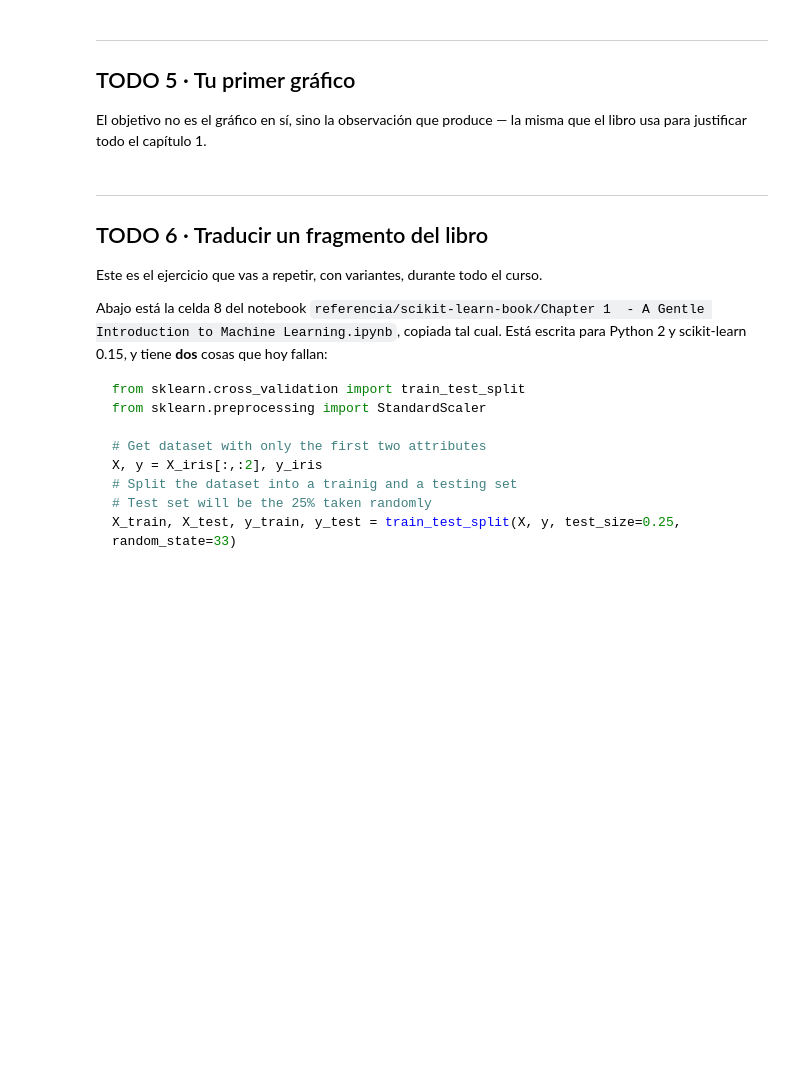
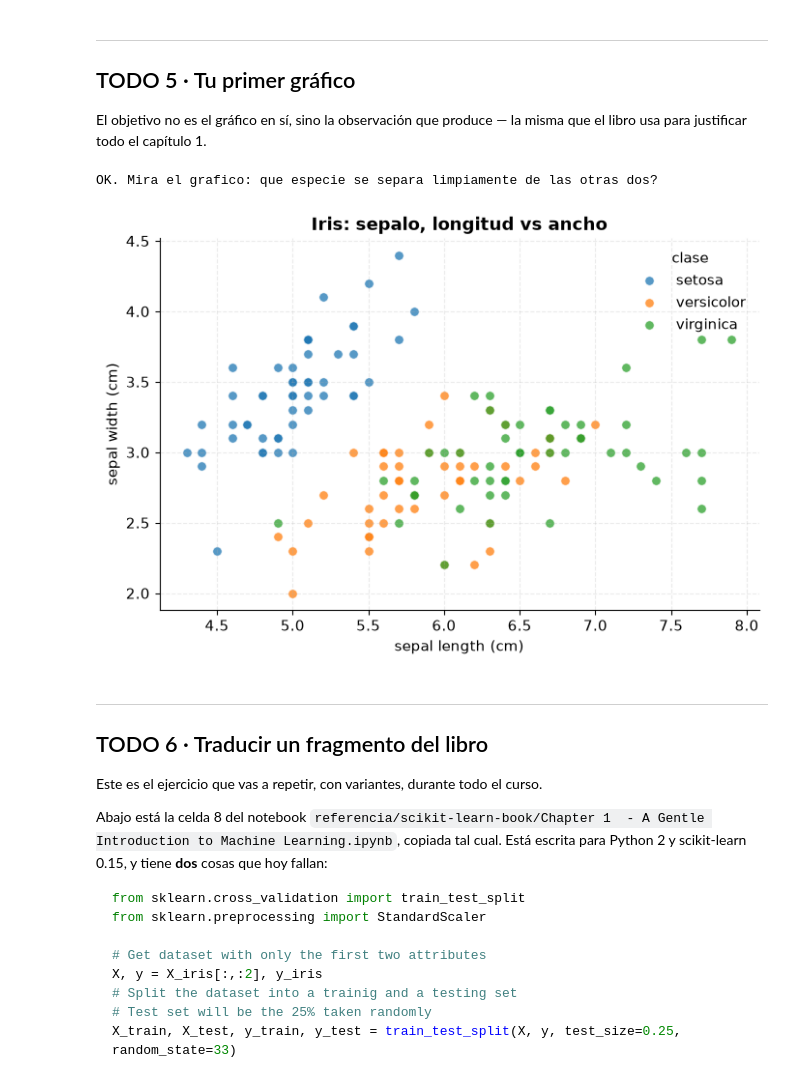
Before and after one commit to git-Lippke24/ScikitLearn_2026, a Jupyter notebook: modulos/00_entorno/00_practica.ipynb, the cells around one changed output. Drawn from its saved outputs; the diff is of its cells as text; code cells hidden in the pictures; blank space fills up the shorter version.

```diff
--- a/modulos/00_entorno/00_practica.ipynb
+++ b/modulos/00_entorno/00_practica.ipynb
@@ -215,11 +224,11 @@ integrados, así que conviene conocerlo bien desde el primer día.
 from sklearn.datasets import load_iris
 
 # --- tu codigo aqui ---
-iris = ...
-X = ...
-y = ...
-nombres_clases = ...
-nombres_atributos = ...
+iris = load_iris()
+X = iris.data
+y = iris.target
+nombres_clases = iris.target_names
+nombres_atributos = iris.feature_names
 
 
 # --- verificacion (no modificar) ---
@@ -249,34 +270,45 @@ libro usa para justificar todo el capítulo 1.
 #   la longitud del sepalo (columna 0) contra el ancho del sepalo (columna 1),
 #   con un punto por flor coloreado segun su especie.
 #   Guarda el resultado en `eje`.
 #
 # Por que:
 #   El libro elige justo estos dos atributos en el capitulo 1. Al verlos se nota
 #   que setosa se separa limpiamente de las otras dos, mientras versicolor y
 #   virginica se solapan. Esa observacion es la que motiva todo lo que viene:
 #   un clasificador lineal resolvera la primera parte y fallara en la segunda.
 #
 # Que debe quedar:
 #   eje -> un objeto Axes de matplotlib, con titulo y leyenda
 #
 # Pistas: mira la firma con  help(dispersion_2d)  o  dispersion_2d?
 #         Pasale nombres_atributos y nombres_clases para que etiquete solo.
 
 # --- tu codigo aqui ---
-eje = ...
+eje = dispersion_2d(
+    X,
+    y,
+    col_x=0,
+    col_y=1,
+    nombres_atributos=nombres_atributos,
+    nombres_clases=nombres_clases,
+    titulo="Iris: sepalo, longitud vs ancho",
+)
 
 
 # --- verificacion (no modificar) ---
 import matplotlib.pyplot as plt
 
 assert isinstance(eje, plt.Axes), "eje deberia ser un Axes de matplotlib"
 assert len(eje.collections) == 3, (
     f"Se esperaban 3 grupos de puntos (uno por especie) y hay {len(eje.collections)}"
 )
 assert eje.get_xlabel(), "El eje X no tiene etiqueta: pasa nombres_atributos"
 assert eje.get_title(), "Ponle un titulo al grafico"
 
 print("OK. Mira el grafico: que especie se separa limpiamente de las otras dos?")
+# %% [output]
+OK. Mira el grafico: que especie se separa limpiamente de las otras dos?
+[figure, added]
 # %% [markdown]
 ---
 
```
Also changed, not shown: parts of 3 cells of this notebook, 1 other file.
